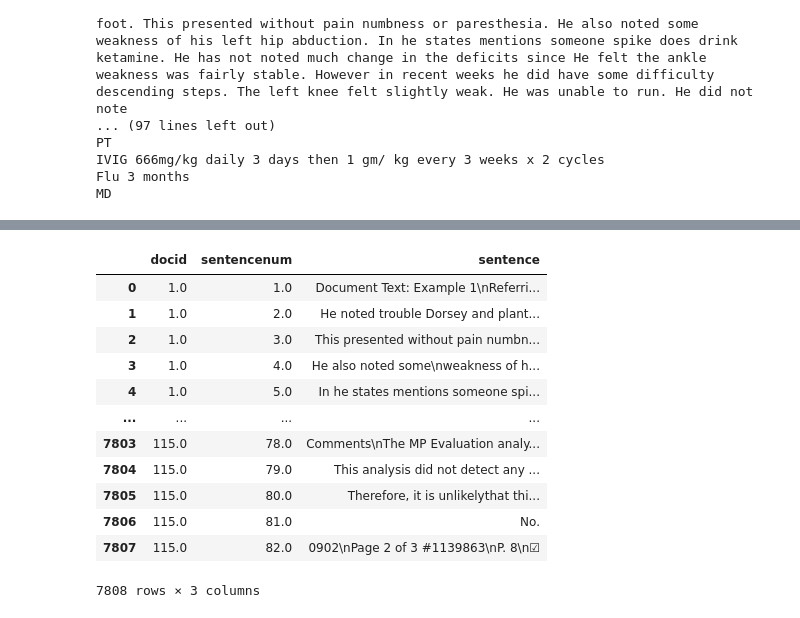
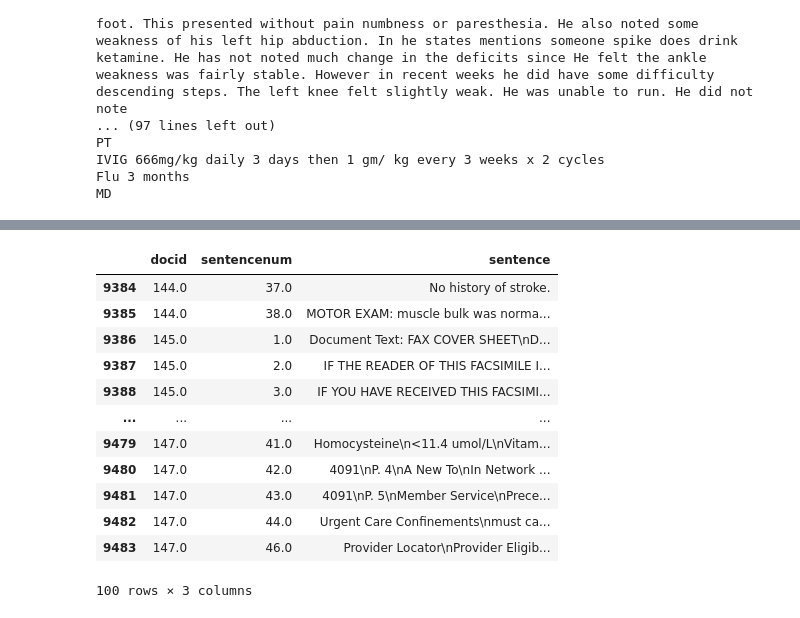
Before and after one commit to kerryqliu/stats170, a Jupyter notebook: documents.ipynb, the cells around one changed output, grey strips where cells are left out. Drawn from its saved outputs; the diff is of its cells as text; code cells hidden in the pictures.

```diff
--- a/documents.ipynb
+++ b/documents.ipynb
@@ -210,18 +231,18 @@ for index, row in full_doc.iterrows():
 # %%
 sent = "SELECT * from docSentences"
 sent_df = pd.read_sql_query(sent, con=engine)
-sent_df
+sent_df.tail(100)
 # %% [output]
 |  | docid | sentencenum | sentence |
-| 0 | 1.0 | 1.0 | Document Text: Example 1\nReferri... |
-| 1 | 1.0 | 2.0 | He noted trouble Dorsey and plant... |
-| 2 | 1.0 | 3.0 | This presented without pain numbn... |
-| 3 | 1.0 | 4.0 | He also noted some\nweakness of h... |
-| 4 | 1.0 | 5.0 | In he states mentions someone spi... |
+| 9384 | 144.0 | 37.0 | No history of stroke. |
+| 9385 | 144.0 | 38.0 | MOTOR EXAM: muscle bulk was norma... |
+| 9386 | 145.0 | 1.0 | Document Text: FAX COVER SHEET\nD... |
+| 9387 | 145.0 | 2.0 | IF THE READER OF THIS FACSIMILE I... |
+| 9388 | 145.0 | 3.0 | IF YOU HAVE RECEIVED THIS FACSIMI... |
 | ... | ... | ... | ... |
-| 7803 | 115.0 | 78.0 | Comments\nThe MP Evaluation analy... |
-| 7804 | 115.0 | 79.0 | This analysis did not detect any ... |
-| 7805 | 115.0 | 80.0 | Therefore, it is unlikelythat thi... |
-| 7806 | 115.0 | 81.0 | No. |
-| 7807 | 115.0 | 82.0 | 0902\nPage 2 of 3 #1139863\nP. 8\n☑ |
+| 9479 | 147.0 | 41.0 | Homocysteine\n<11.4 umol/L\nVitam... |
+| 9480 | 147.0 | 42.0 | 4091\nP. 4\nA New To\nIn Network ... |
+| 9481 | 147.0 | 43.0 | 4091\nP. 5\nMember Service\nPrece... |
+| 9482 | 147.0 | 44.0 | Urgent Care Confinements\nmust ca... |
+| 9483 | 147.0 | 46.0 | Provider Locator\nProvider Eligib... |
-7808 rows × 3 columns
+100 rows × 3 columns
```
Also changed, not shown: parts of 7 cells of this notebook.
